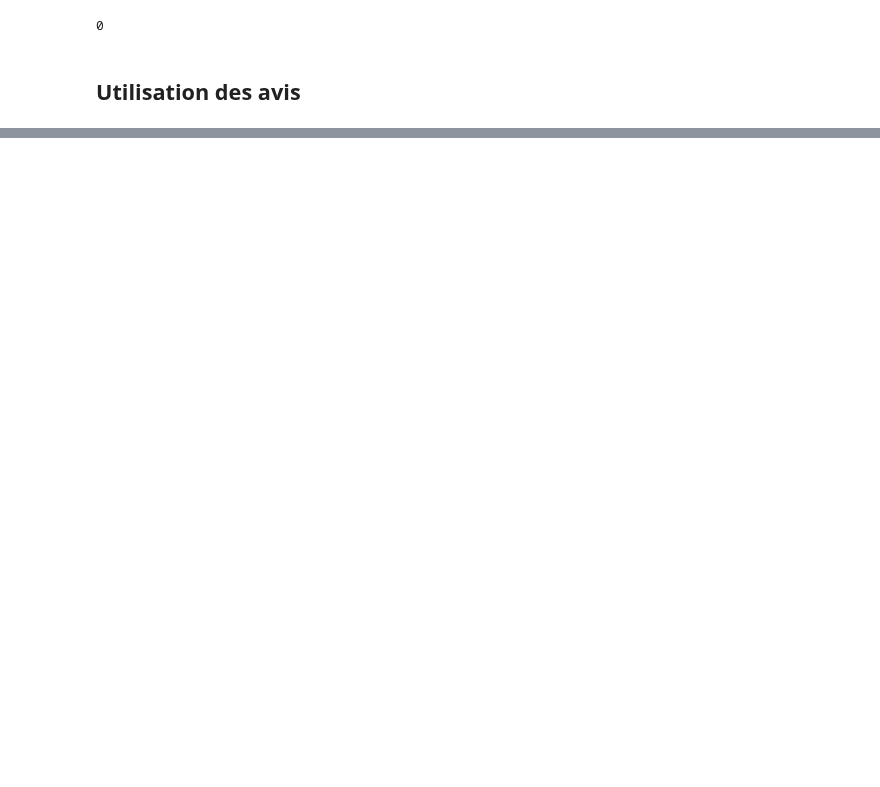
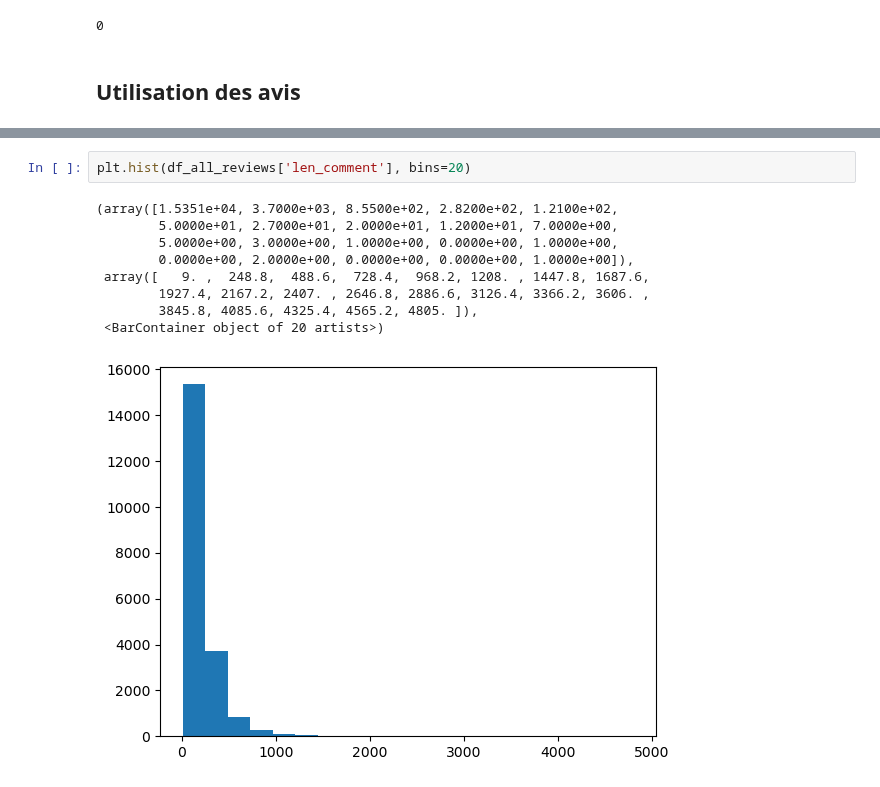
Before and after one commit to InseeFrLab/funathon2023_sujet5, a Jupyter notebook: scraping.ipynb, the cells around one changed output, grey strips where cells are left out. Cells and saved outputs as stored; diff of their text form; blank space fills up the shorter version.

```diff
--- a/scraping.ipynb
+++ b/scraping.ipynb
@@ -254,0 +283,12 @@ plt.show()
+# %%
+plt.hist(df_all_reviews['len_comment'], bins=20)
+# %% [output]
+(array([1.5351e+04, 3.7000e+03, 8.5500e+02, 2.8200e+02, 1.2100e+02,
+        5.0000e+01, 2.7000e+01, 2.0000e+01, 1.2000e+01, 7.0000e+00,
+        5.0000e+00, 3.0000e+00, 1.0000e+00, 0.0000e+00, 1.0000e+00,
+        0.0000e+00, 2.0000e+00, 0.0000e+00, 0.0000e+00, 1.0000e+00]),
+ array([   9. ,  248.8,  488.6,  728.4,  968.2, 1208. , 1447.8, 1687.6,
+        1927.4, 2167.2, 2407. , 2646.8, 2886.6, 3126.4, 3366.2, 3606. ,
+        3845.8, 4085.6, 4325.4, 4565.2, 4805. ]),
+ <BarContainer object of 20 artists>)
+[figure, added]
```
Also changed, not shown: parts of 20 cells of this notebook, 1 other file.
